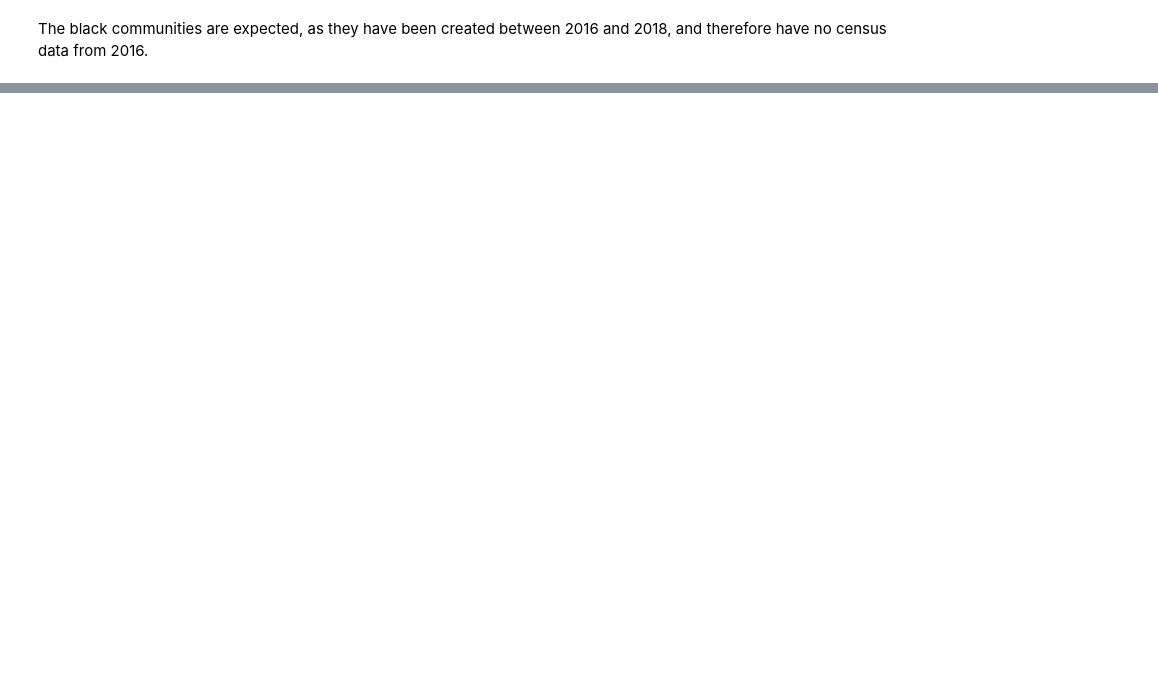
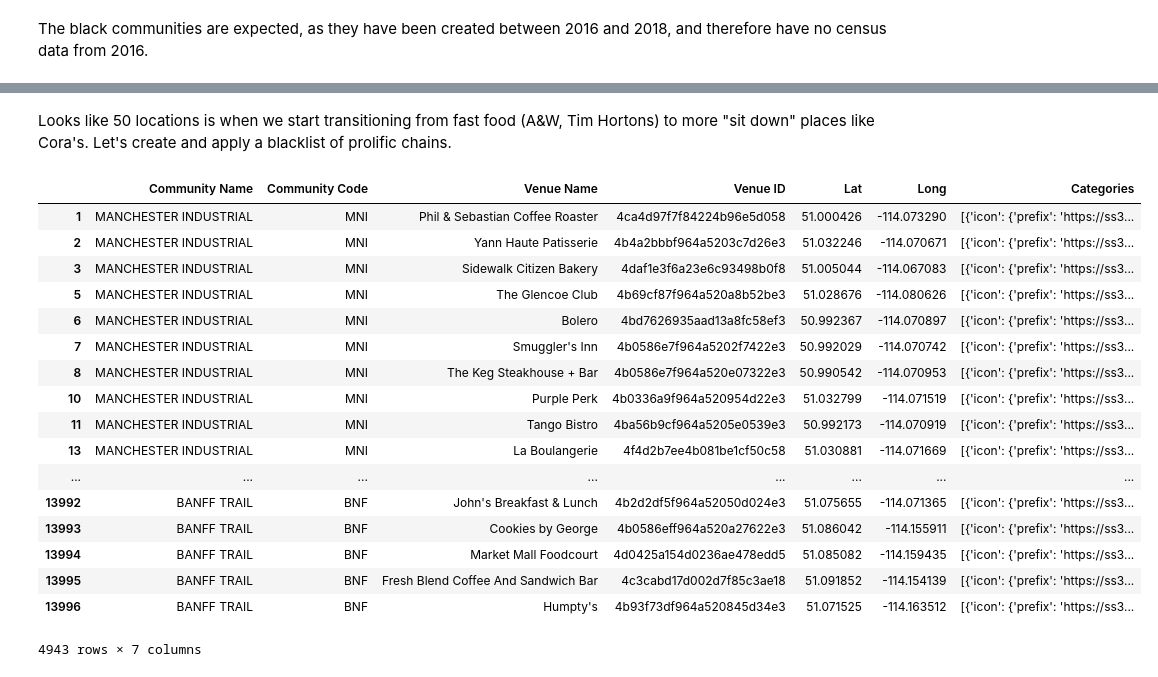
Before and after one commit to hexaguin/Coursera_Capstone, a Jupyter notebook: Breakfast-Locations.ipynb, the cells around one changed output, grey strips where cells are left out. Cells and saved outputs as stored; diff of their text form; code cells hidden in the pictures; blank space fills up the shorter version.

```diff
--- a/Breakfast-Locations.ipynb
+++ b/Breakfast-Locations.ipynb
@@ -109,3 +98,8 @@ get_bounding_box(census['multipolygon'][0])
+# %%
+# Import Foursquare keys from a json file outside this repo
+from pathlib import Path
+with open(str(Path.home())+'/jupyter/foursquare.json') as f:
+    client_id, client_secret = json.load(f)
 # %%
 all_venues = []
 
@@ -161,0 +190,25 @@ KeyboardInterrupt:
+# %% [markdown]
+Looks like 50 locations is when we start transitioning from fast food (A&W, Tim Hortons) to more "sit down" places like Cora's. Let's create and apply a blacklist of prolific chains.
+# %%
+blacklist = venue_df['Venue Name'].value_counts()[venue_df['Venue Name'].value_counts() > 50].index.tolist()
+venues_df_filtered = venue_df[~(venue_df['Venue Name'].isin(blacklist))]
+venues_df_filtered
+# %% [output]
+|  | Community Name | Community Code | Venue Name | Venue ID | Lat | Long | Categories |
+| 1 | MANCHESTER INDUSTRIAL | MNI | Phil & Sebastian Coffee Roaster | 4ca4d97f7f84224b96e5d058 | 51.000426 | -114.073290 | [{'icon': {'prefix': 'https://ss3... |
+| 2 | MANCHESTER INDUSTRIAL | MNI | Yann Haute Patisserie | 4b4a2bbbf964a5203c7d26e3 | 51.032246 | -114.070671 | [{'icon': {'prefix': 'https://ss3... |
+| 3 | MANCHESTER INDUSTRIAL | MNI | Sidewalk Citizen Bakery | 4daf1e3f6a23e6c93498b0f8 | 51.005044 | -114.067083 | [{'icon': {'prefix': 'https://ss3... |
+| 5 | MANCHESTER INDUSTRIAL | MNI | The Glencoe Club | 4b69cf87f964a520a8b52be3 | 51.028676 | -114.080626 | [{'icon': {'prefix': 'https://ss3... |
+| 6 | MANCHESTER INDUSTRIAL | MNI | Bolero | 4bd7626935aad13a8fc58ef3 | 50.992367 | -114.070897 | [{'icon': {'prefix': 'https://ss3... |
+| 7 | MANCHESTER INDUSTRIAL | MNI | Smuggler's Inn | 4b0586e7f964a5202f7422e3 | 50.992029 | -114.070742 | [{'icon': {'prefix': 'https://ss3... |
+| 8 | MANCHESTER INDUSTRIAL | MNI | The Keg Steakhouse + Bar | 4b0586e7f964a520e07322e3 | 50.990542 | -114.070953 | [{'icon': {'prefix': 'https://ss3... |
+| 10 | MANCHESTER INDUSTRIAL | MNI | Purple Perk | 4b0336a9f964a520954d22e3 | 51.032799 | -114.071519 | [{'icon': {'prefix': 'https://ss3... |
+| 11 | MANCHESTER INDUSTRIAL | MNI | Tango Bistro | 4ba56b9cf964a5205e0539e3 | 50.992173 | -114.070919 | [{'icon': {'prefix': 'https://ss3... |
+| 13 | MANCHESTER INDUSTRIAL | MNI | La Boulangerie | 4f4d2b7ee4b081be1cf50c58 | 51.030881 | -114.071669 | [{'icon': {'prefix': 'https://ss3... |
+| ... | ... | ... | ... | ... | ... | ... | ... |
+| 13992 | BANFF TRAIL | BNF | John's Breakfast & Lunch | 4b2d2df5f964a52050d024e3 | 51.075655 | -114.071365 | [{'icon': {'prefix': 'https://ss3... |
+| 13993 | BANFF TRAIL | BNF | Cookies by George | 4b0586eff964a520a27622e3 | 51.086042 | -114.155911 | [{'icon': {'prefix': 'https://ss3... |
+| 13994 | BANFF TRAIL | BNF | Market Mall Foodcourt | 4d0425a154d0236ae478edd5 | 51.085082 | -114.159435 | [{'icon': {'prefix': 'https://ss3... |
+| 13995 | BANFF TRAIL | BNF | Fresh Blend Coffee And Sandwich Bar | 4c3cabd17d002d7f85c3ae18 | 51.091852 | -114.154139 | [{'icon': {'prefix': 'https://ss3... |
+| 13996 | BANFF TRAIL | BNF | Humpty's | 4b93f73df964a520845d34e3 | 51.071525 | -114.163512 | [{'icon': {'prefix': 'https://ss3... |
+4943 rows × 7 columns
```
Also changed, not shown: parts of 20 cells of this notebook.
